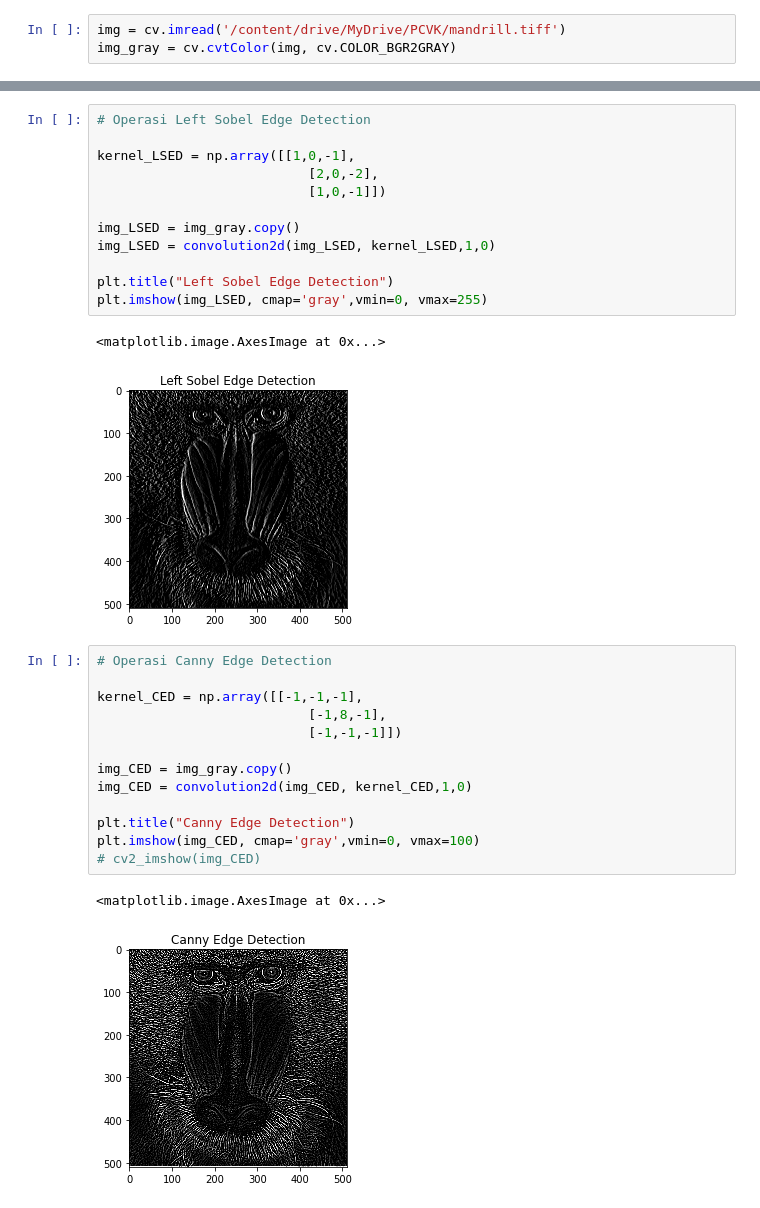
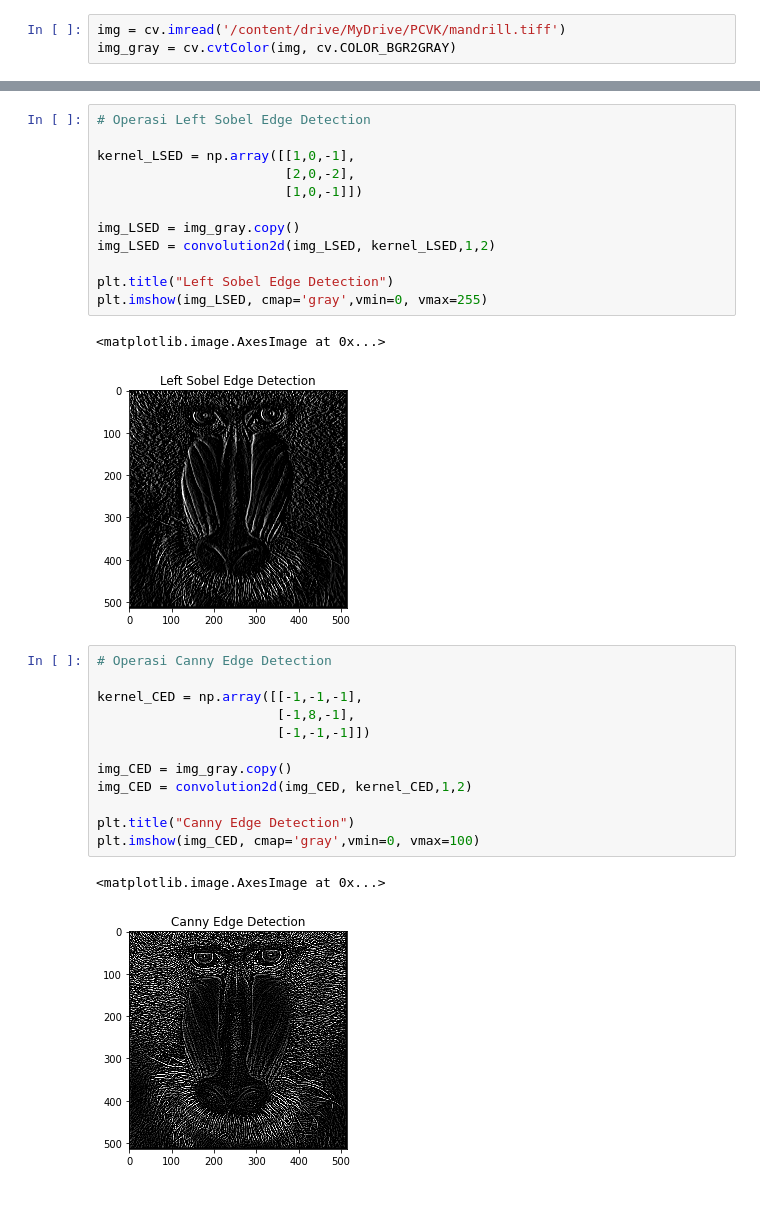
Before and after one commit to Afvanie/PCVK_Genap_2023, a Jupyter notebook: week7.ipynb, the cells around one changed output, grey strips where cells are left out. Cells and saved outputs as stored; diff of their text form.

```diff
--- a/week7.ipynb
+++ b/week7.ipynb
@@ -91,33 +91,32 @@ plt.imshow(img_emboss, cmap='gray',vmin=0, vmax=255)
 # Operasi Left Sobel Edge Detection
 
 kernel_LSED = np.array([[1,0,-1],
-                           [2,0,-2],
-                           [1,0,-1]])
+                        [2,0,-2],
+                        [1,0,-1]])
 
 img_LSED = img_gray.copy()
-img_LSED = convolution2d(img_LSED, kernel_LSED,1,0)
+img_LSED = convolution2d(img_LSED, kernel_LSED,1,2)
 
 plt.title("Left Sobel Edge Detection")
 plt.imshow(img_LSED, cmap='gray',vmin=0, vmax=255)
 # %% [output]
 <matplotlib.image.AxesImage at 0x...>
-[figure, old version]
+[figure, new version]
 # %%
 # Operasi Canny Edge Detection
 
 kernel_CED = np.array([[-1,-1,-1],
-                           [-1,8,-1],
-                           [-1,-1,-1]])
+                       [-1,8,-1],
+                       [-1,-1,-1]])
 
 img_CED = img_gray.copy()
-img_CED = convolution2d(img_CED, kernel_CED,1,0)
+img_CED = convolution2d(img_CED, kernel_CED,1,2)
 
 plt.title("Canny Edge Detection")
 plt.imshow(img_CED, cmap='gray',vmin=0, vmax=100)
-# cv2_imshow(img_CED)
 # %% [output]
 <matplotlib.image.AxesImage at 0x...>
-[figure, old version]
+[figure, new version]
 # %%
 # Operasi 21x21 Gaussian Blur
 
```
Also changed, not shown: parts of 3 cells of this notebook.
